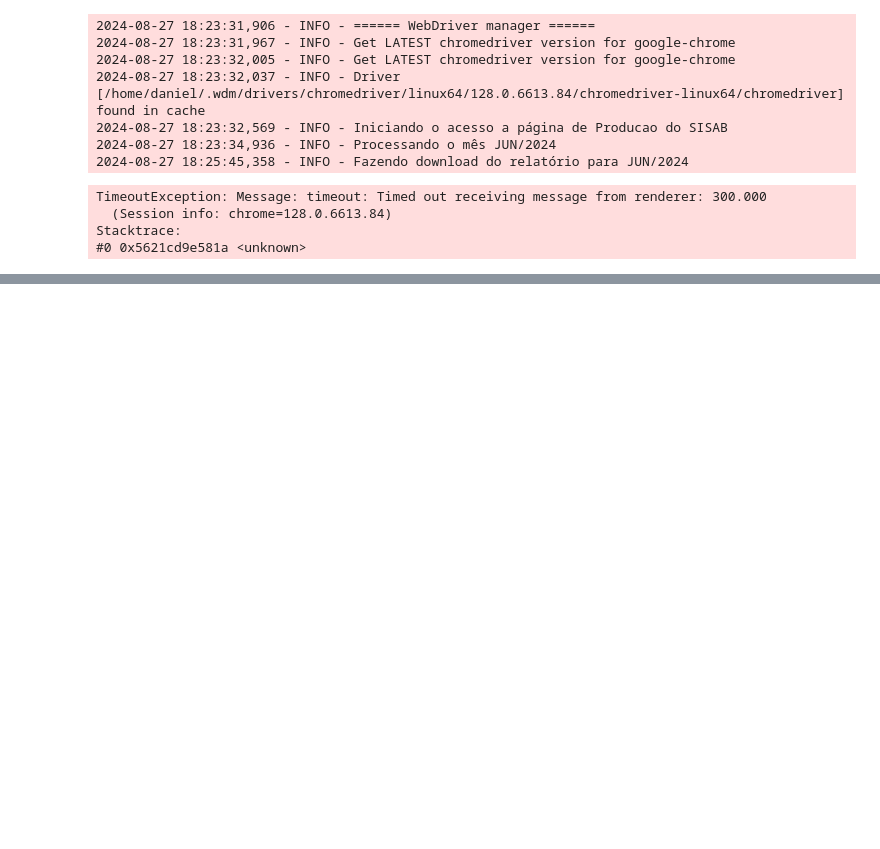
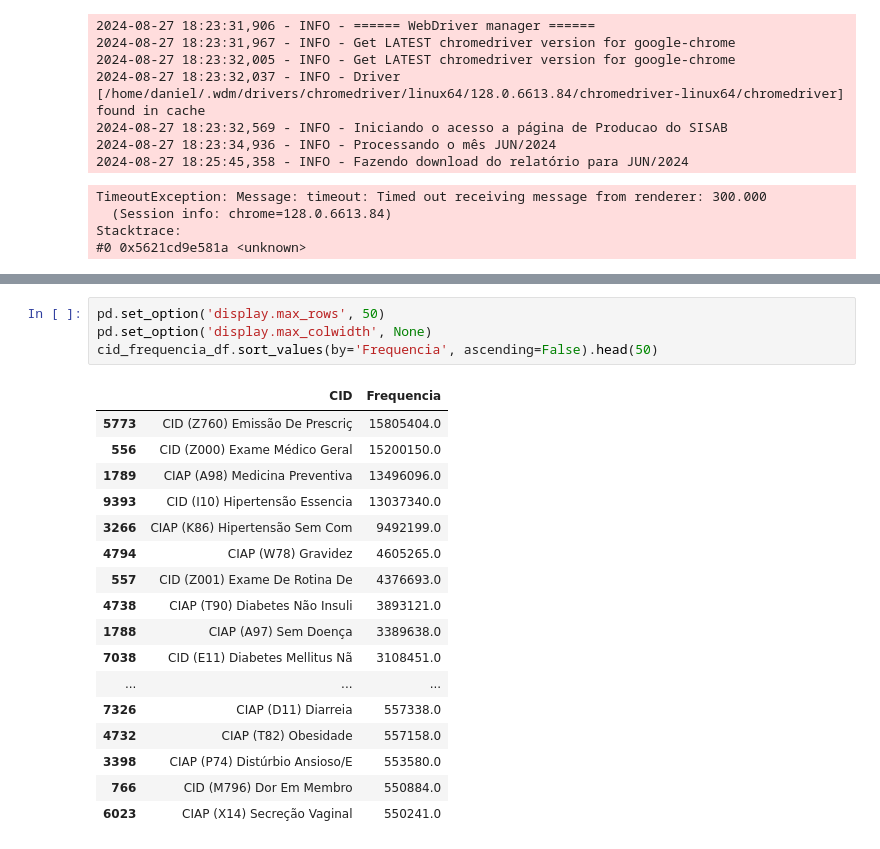
Before and after one commit to ecosustain/Info-APS, a Jupyter notebook: etl/extracao_CID.ipynb, the cells around one changed output, grey strips where cells are left out. Drawn from its saved outputs; the diff is of its cells as text; blank space fills up the shorter version.

```diff
--- a/etl/extracao_CID.ipynb
+++ b/etl/extracao_CID.ipynb
@@ -664,0 +882,22 @@ Stacktrace:
+# %%
+pd.set_option('display.max_rows', 50)
+pd.set_option('display.max_colwidth', None)
+cid_frequencia_df.sort_values(by='Frequencia', ascending=False).head(50)
+# %% [output]
+|  | CID | Frequencia |
+| 5773 | CID (Z760) Emissão De Prescriç | 15805404.0 |
+| 556 | CID (Z000) Exame Médico Geral | 15200150.0 |
+| 1789 | CIAP (A98) Medicina Preventiva | 13496096.0 |
+| 9393 | CID (I10) Hipertensão Essencia | 13037340.0 |
+| 3266 | CIAP (K86) Hipertensão Sem Com | 9492199.0 |
+| 4794 | CIAP (W78) Gravidez | 4605265.0 |
+| 557 | CID (Z001) Exame De Rotina De | 4376693.0 |
+| 4738 | CIAP (T90) Diabetes Não Insuli | 3893121.0 |
+| 1788 | CIAP (A97) Sem Doença | 3389638.0 |
+| 7038 | CID (E11) Diabetes Mellitus Nã | 3108451.0 |
+| ... | ... | ... |
+| 7326 | CIAP (D11) Diarreia | 557338.0 |
+| 4732 | CIAP (T82) Obesidade | 557158.0 |
+| 3398 | CIAP (P74) Distúrbio Ansioso/E | 553580.0 |
+| 766 | CID (M796) Dor Em Membro | 550884.0 |
+| 6023 | CIAP (X14) Secreção Vaginal | 550241.0 |
```
Also changed, not shown: parts of 10 cells of this notebook, 19 other files.
